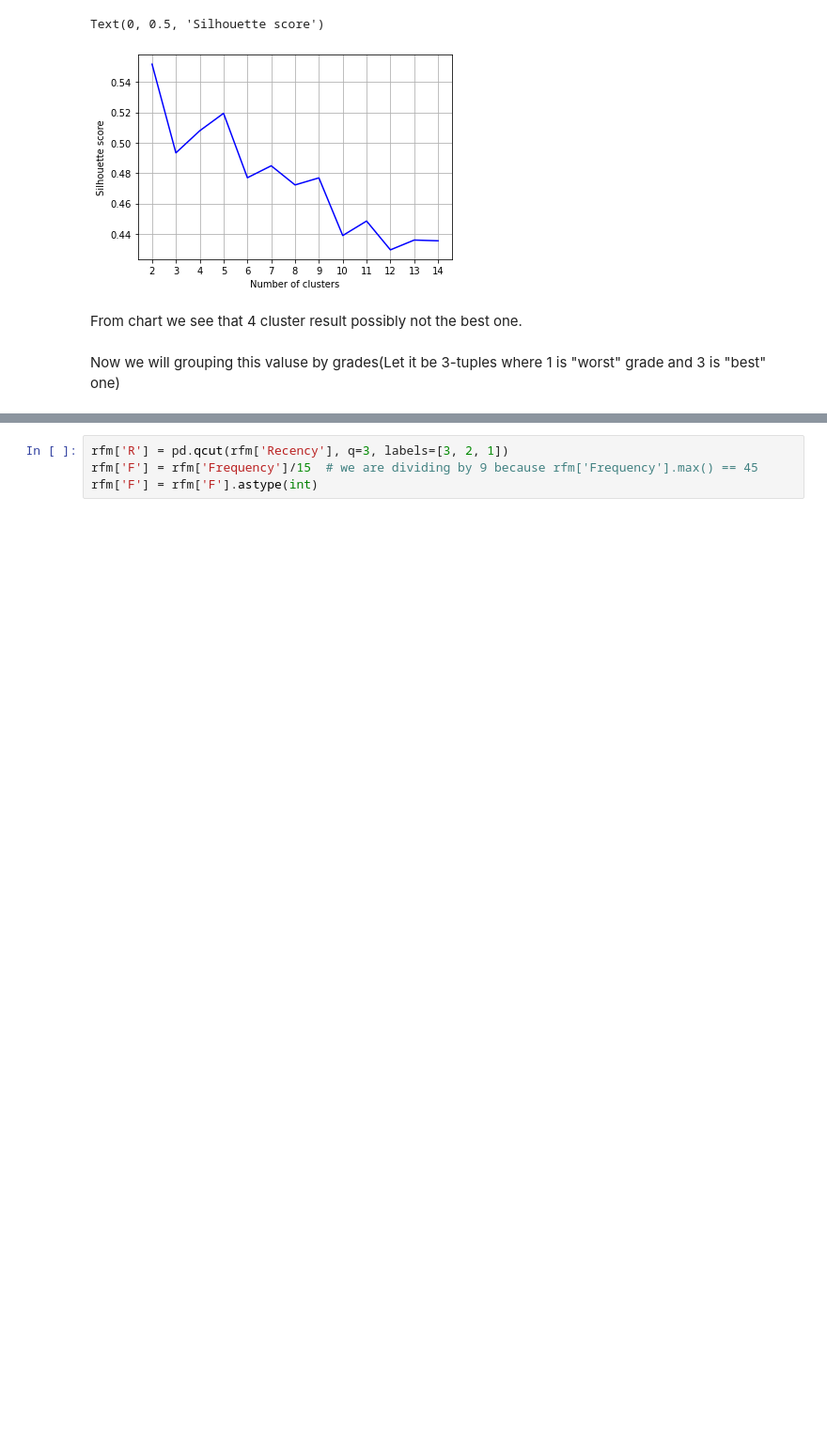
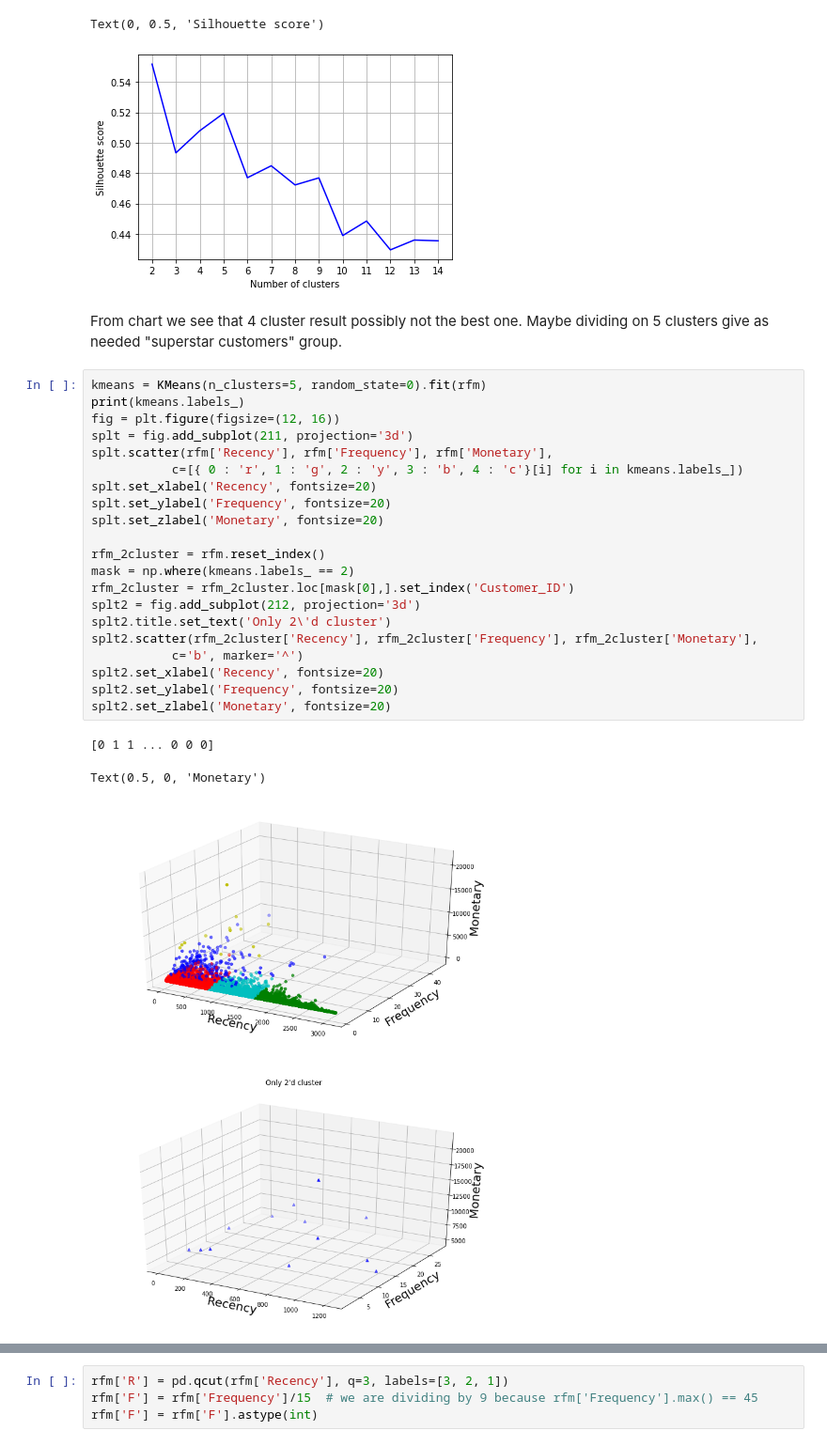
Before and after one commit to ExitNot/Data_Mining-BIE-VZD, a Jupyter notebook: 03/homework_03_B201.ipynb, the cells around one changed output, grey strips where cells are left out. Shown: that part at 94% size. Drawn from its saved outputs; the diff is of its cells as text; blank space fills up the shorter version.

Commit message:
super customer

```diff
--- a/03/homework_03_B201.ipynb
+++ b/03/homework_03_B201.ipynb
@@ -177,6 +177,29 @@ plt.ylabel('Silhouette score')
 Text(0, 0.5, 'Silhouette score')
 [figure]
 # %% [markdown]
-From chart we see that 4 cluster result possibly not the best one.
+From chart we see that 4 cluster result possibly not the best one. Maybe dividing on 5 clusters give as needed "superstar customers" group.
-# %% [markdown]
-Now we will grouping this valuse by grades(Let it be 3-tuples where 1 is "worst" grade and 3 is "best" one)
+# %%
+kmeans = KMeans(n_clusters=5, random_state=0).fit(rfm)
+print(kmeans.labels_)
+fig = plt.figure(figsize=(12, 16))
+splt = fig.add_subplot(211, projection='3d')
+splt.scatter(rfm['Recency'], rfm['Frequency'], rfm['Monetary'],
+           c=[{ 0 : 'r', 1 : 'g', 2 : 'y', 3 : 'b', 4 : 'c'}[i] for i in kmeans.labels_])
+splt.set_xlabel('Recency', fontsize=20)
+splt.set_ylabel('Frequency', fontsize=20)
+splt.set_zlabel('Monetary', fontsize=20)
+
+rfm_2cluster = rfm.reset_index()
+mask = np.where(kmeans.labels_ == 2)
+rfm_2cluster = rfm_2cluster.loc[mask[0],].set_index('Customer_ID')
+splt2 = fig.add_subplot(212, projection='3d')
+splt2.title.set_text('Only 2\'d cluster')
+splt2.scatter(rfm_2cluster['Recency'], rfm_2cluster['Frequency'], rfm_2cluster['Monetary'],
+           c='b', marker='^')
+splt2.set_xlabel('Recency', fontsize=20)
+splt2.set_ylabel('Frequency', fontsize=20)
+splt2.set_zlabel('Monetary', fontsize=20)
+# %% [output]
+[0 1 1 ... 0 0 0]
+Text(0.5, 0, 'Monetary')
+[figure, added]
```
Also changed, not shown: parts of 3 cells of this notebook.
